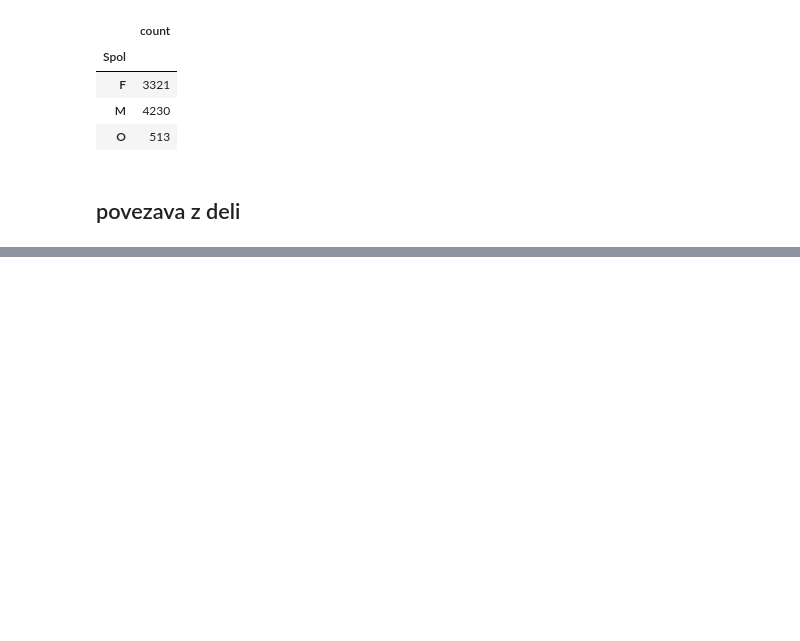
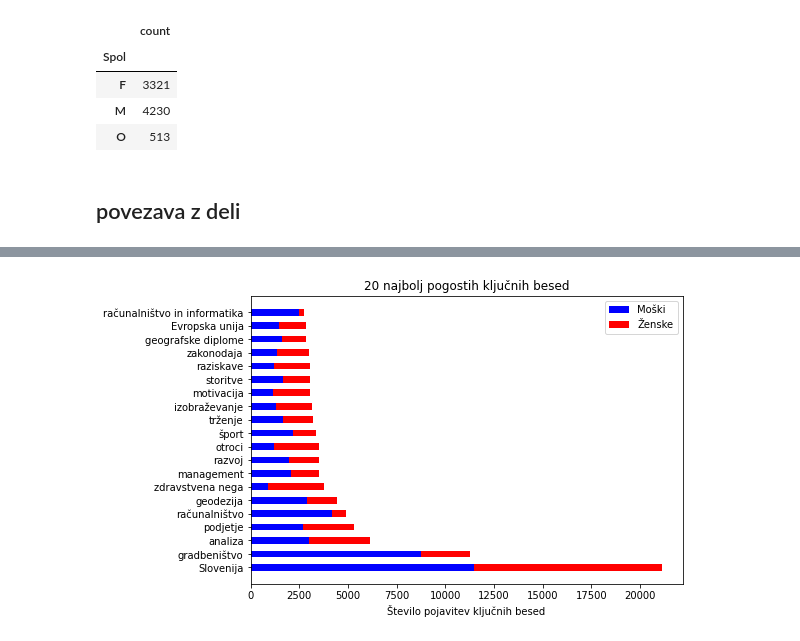
Before and after one commit to ShiftIsLost/PR-seminarska, a Jupyter notebook: Ugibanje spola iz imen.ipynb, the cells around one changed output, grey strips where cells are left out. Saved outputs shown, nothing was run; the diff lists cells and outputs as text; code cells hidden in the pictures; blank space fills up the shorter version.

```diff
--- a/Ugibanje spola iz imen.ipynb
+++ b/Ugibanje spola iz imen.ipynb
@@ -188,0 +292,21 @@ skup
+# %%
+x = topk[:20]
+y0 = [fem[a][0]*fem[a][2] for a in x]
+y1 = [fem[a][1]*fem[a][2] for a in x]
+y2 = [fem[a][2] for a in x]
+
+ind = np.arange(len(x))
+width = 0.50
+fig = plt.figure()
+ax = fig.add_axes([0,0,1,1])
+ax.barh(ind, y0, width, color='b')
+ax.barh(ind, y1, width,left=y0, color='r')
+
+ax.set_xlabel('Število pojavitev ključnih besed')
+ax.set_title('20 najbolj pogostih ključnih besed')
+ax.set_yticks(ind, x)
+
+ax.legend(labels=['Moški', 'Ženske'])
+plt.show()
+# %% [output]
+[figure, added]
```
Also changed, not shown: parts of 19 cells of this notebook.
